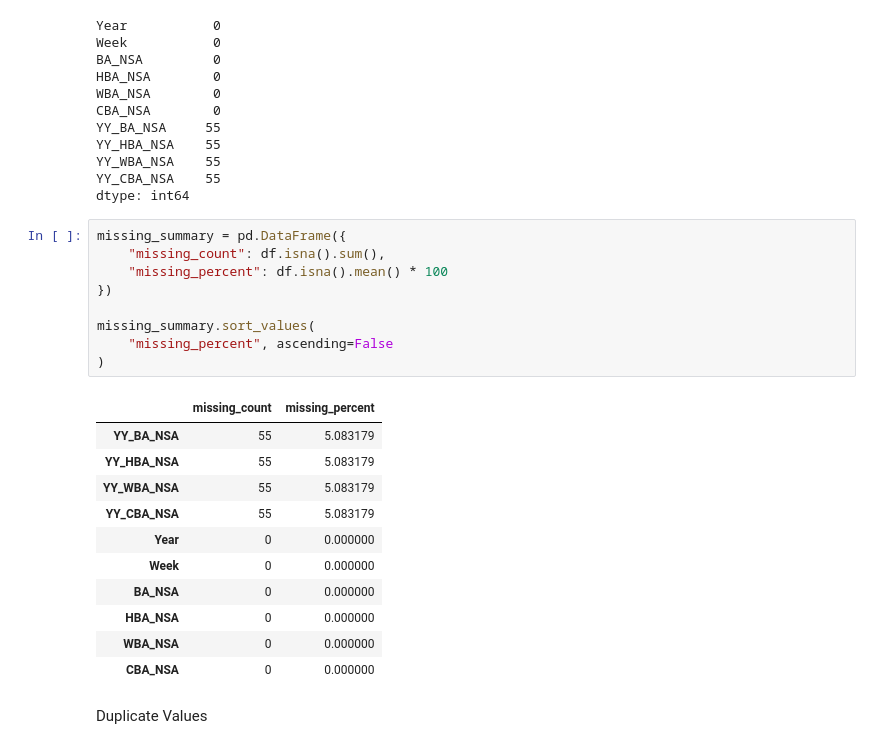
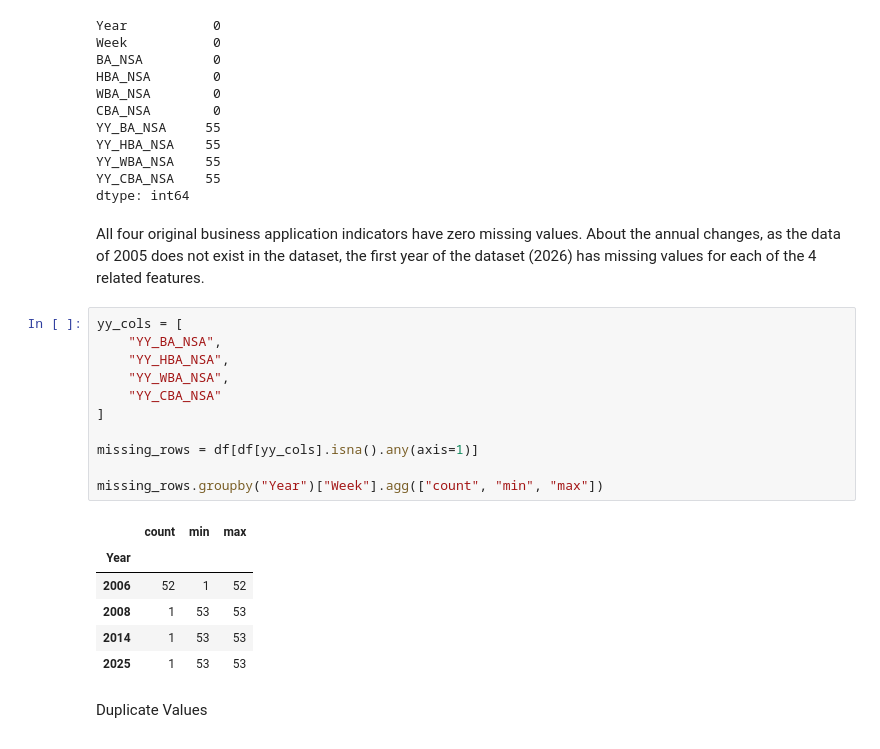
Before and after one commit to farzanehmasteri/EDA---US-Business-Formation-Statistics-Dataset, a Jupyter notebook: code.ipynb, the cells around one changed output. Saved outputs shown, nothing was run; the diff lists cells and outputs as text.

```diff
--- a/code.ipynb
+++ b/code.ipynb
@@ -66,27 +114,26 @@ YY_HBA_NSA    55
 YY_WBA_NSA    55
 YY_CBA_NSA    55
 dtype: int64
+# %% [markdown]
+All four original business application indicators have zero missing values. About the annual changes, as the data of 2005 does not exist in the dataset, the first year of the dataset (2026) has missing values for each of the 4 related features.
 # %%
-missing_summary = pd.DataFrame({
-    "missing_count": df.isna().sum(),
-    "missing_percent": df.isna().mean() * 100
-})
+yy_cols = [
+    "YY_BA_NSA",
+    "YY_HBA_NSA",
+    "YY_WBA_NSA",
+    "YY_CBA_NSA"
+]
 
-missing_summary.sort_values(
-    "missing_percent", ascending=False
-)
+missing_rows = df[df[yy_cols].isna().any(axis=1)]
+
+missing_rows.groupby("Year")["Week"].agg(["count", "min", "max"])
 # %% [output]
-|  | missing_count | missing_percent |
-| YY_BA_NSA | 55 | 5.083179 |
-| YY_HBA_NSA | 55 | 5.083179 |
-| YY_WBA_NSA | 55 | 5.083179 |
-| YY_CBA_NSA | 55 | 5.083179 |
-| Year | 0 | 0.000000 |
-| Week | 0 | 0.000000 |
-| BA_NSA | 0 | 0.000000 |
-| HBA_NSA | 0 | 0.000000 |
-| WBA_NSA | 0 | 0.000000 |
-| CBA_NSA | 0 | 0.000000 |
+|  | count | min | max |
+| Year |  |  |  |
+| 2006 | 52 | 1 | 52 |
+| 2008 | 1 | 53 | 53 |
+| 2014 | 1 | 53 | 53 |
+| 2025 | 1 | 53 | 53 |
 # %% [markdown]
 Duplicate Values
 # %%
```
Also changed, not shown: parts of 34 cells of this notebook.
